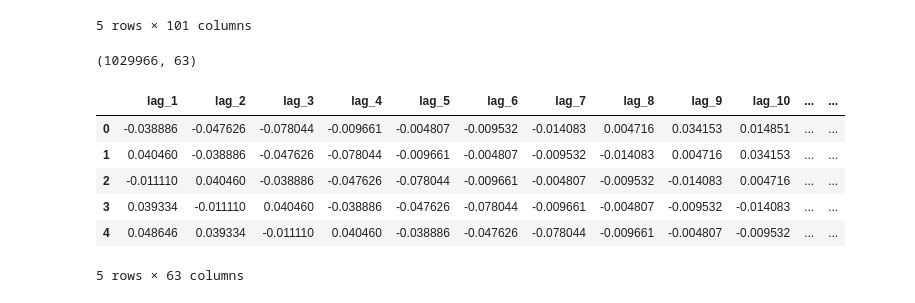
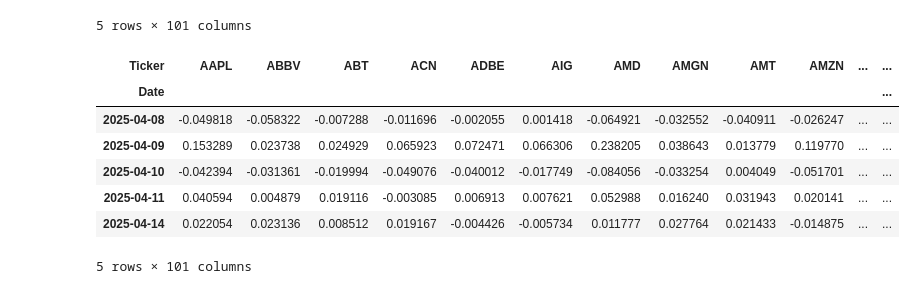
Before and after one commit to KonradRtz/Coverage-Testing-in-Non-stationary-Time-Series, a Jupyter notebook: Modeltrainer.ipynb, the cells around one changed output. Cells and saved outputs as stored; diff of their text form; code cells hidden in the pictures.

```diff
--- a/Modeltrainer.ipynb
+++ b/Modeltrainer.ipynb
@@ -23,7 +20,7 @@ import numpy as np
 from sklearn.model_selection import RandomizedSearchCV
 import lightgbm as lgb
 # %%
-df = pd.read_feather('data\Financial Timeseries\Wide_S_P_100_format.feather')
+df = pd.read_feather('Wide_S_P_100_format.feather')
 df['Date'] = pd.to_datetime(df['Date'])
 df = df.set_index('Date')
 
@@ -41,30 +38,15 @@ Index(['AAPL', 'ABBV', 'ABT', 'ACN', 'ADBE'], dtype='object', name='Ticker')
 | 1962-01-05 | NaN | NaN | NaN | NaN | NaN | NaN | NaN | NaN | NaN | NaN | ... | ... |
 | 1962-01-08 | NaN | NaN | NaN | NaN | NaN | NaN | NaN | NaN | NaN | NaN | ... | ... |
 5 rows × 101 columns
-# %%
-n_lags = 240
-
-full_rows = []
-
-for ticker in df.columns:
-    series = df[ticker]
-    lagged = pd.concat({f'lag_{i}': series.shift(i) for i in range(1, n_lags+1)}, axis=1)
-    lagged['target'] = series
-    lagged['ticker'] = ticker
-    lagged['Date'] = series.index
-    full_rows.append(lagged)
-
-full_data = pd.concat(full_rows).dropna().reset_index(drop=True)
-
-print(full_data.shape)
-full_data.head()
-# %% [output]
-(1029966, 63)
-|  | lag_1 | lag_2 | lag_3 | lag_4 | lag_5 | lag_6 | lag_7 | lag_8 | lag_9 | lag_10 | ... | ... |
-| 0 | -0.038886 | -0.047626 | -0.078044 | -0.009661 | -0.004807 | -0.009532 | -0.014083 | 0.004716 | 0.034153 | 0.014851 | ... | ... |
-| 1 | 0.040460 | -0.038886 | -0.047626 | -0.078044 | -0.009661 | -0.004807 | -0.009532 | -0.014083 | 0.004716 | 0.034153 | ... | ... |
-| 2 | -0.011110 | 0.040460 | -0.038886 | -0.047626 | -0.078044 | -0.009661 | -0.004807 | -0.009532 | -0.014083 | 0.004716 | ... | ... |
-| 3 | 0.039334 | -0.011110 | 0.040460 | -0.038886 | -0.047626 | -0.078044 | -0.009661 | -0.004807 | -0.009532 | -0.014083 | ... | ... |
-| 4 | 0.048646 | 0.039334 | -0.011110 | 0.040460 | -0.038886 | -0.047626 | -0.078044 | -0.009661 | -0.004807 | -0.009532 | ... | ... |
-5 rows × 63 columns
+# %%
+df.tail()
+# %% [output]
+| Ticker | AAPL | ABBV | ABT | ACN | ADBE | AIG | AMD | AMGN | AMT | AMZN | ... | ... |
+| Date |  |  |  |  |  |  |  |  |  |  |  | ... |
+| 2025-04-08 | -0.049818 | -0.058322 | -0.007288 | -0.011696 | -0.002055 | 0.001418 | -0.064921 | -0.032552 | -0.040911 | -0.026247 | ... | ... |
+| 2025-04-09 | 0.153289 | 0.023738 | 0.024929 | 0.065923 | 0.072471 | 0.066306 | 0.238205 | 0.038643 | 0.013779 | 0.119770 | ... | ... |
+| 2025-04-10 | -0.042394 | -0.031361 | -0.019994 | -0.049076 | -0.040012 | -0.017749 | -0.084056 | -0.033254 | 0.004049 | -0.051701 | ... | ... |
+| 2025-04-11 | 0.040594 | 0.004879 | 0.019116 | -0.003085 | 0.006913 | 0.007621 | 0.052988 | 0.016240 | 0.031943 | 0.020141 | ... | ... |
+| 2025-04-14 | 0.022054 | 0.023136 | 0.008512 | 0.019167 | -0.004426 | -0.005734 | 0.011777 | 0.027764 | 0.021433 | -0.014875 | ... | ... |
+5 rows × 101 columns
 # %%
```
Also changed, not shown: parts of 6 cells of this notebook, 8 other files.
